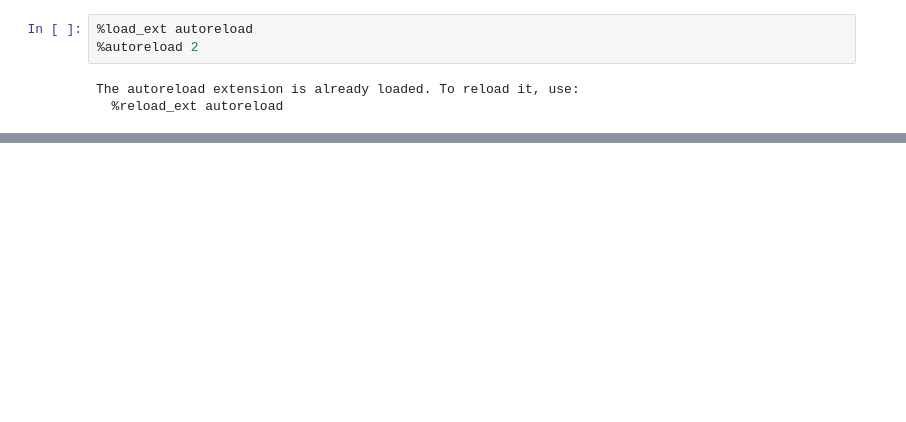
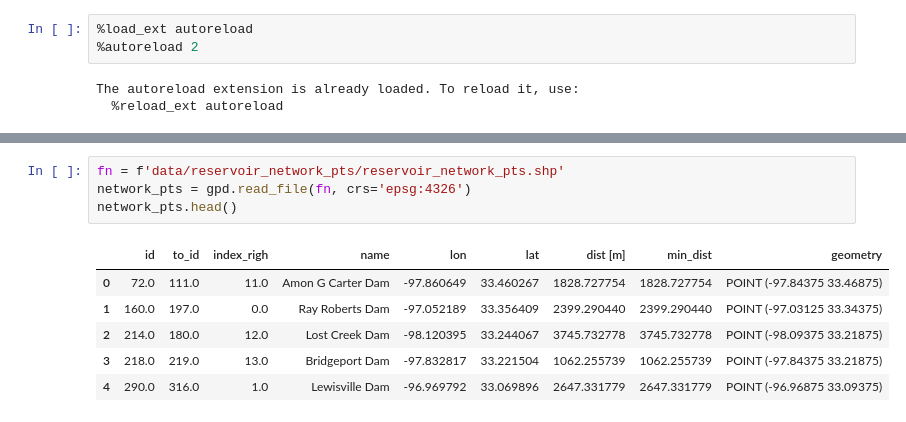
Before and after one commit to pritamd47/ReservoirNetwork, a Jupyter notebook: notebooks/sandbox.ipynb, the cells around one changed output, grey strips where cells are left out. Cells and saved outputs as stored; diff of their text form; blank space fills up the shorter version.

```diff
--- a/notebooks/sandbox.ipynb
+++ b/notebooks/sandbox.ipynb
@@ -37,0 +27,11 @@ Data variables:
+# %%
+fn = f'data/reservoir_network_pts/reservoir_network_pts.shp'
+network_pts = gpd.read_file(fn, crs='epsg:4326')
+network_pts.head()
+# %% [output]
+|  | id | to_id | index_righ | name | lon | lat | dist [m] | min_dist | geometry |
+| 0 | 72.0 | 111.0 | 11.0 | Amon G Carter Dam | -97.860649 | 33.460267 | 1828.727754 | 1828.727754 | POINT (-97.84375 33.46875) |
+| 1 | 160.0 | 197.0 | 0.0 | Ray Roberts Dam | -97.052189 | 33.356409 | 2399.290440 | 2399.290440 | POINT (-97.03125 33.34375) |
+| 2 | 214.0 | 180.0 | 12.0 | Lost Creek Dam | -98.120395 | 33.244067 | 3745.732778 | 3745.732778 | POINT (-98.09375 33.21875) |
+| 3 | 218.0 | 219.0 | 13.0 | Bridgeport Dam | -97.832817 | 33.221504 | 1062.255739 | 1062.255739 | POINT (-97.84375 33.21875) |
+| 4 | 290.0 | 316.0 | 1.0 | Lewisville Dam | -96.969792 | 33.069896 | 2647.331779 | 2647.331779 | POINT (-96.96875 33.09375) |
```
Also changed, not shown: parts of 11 cells of this notebook.
